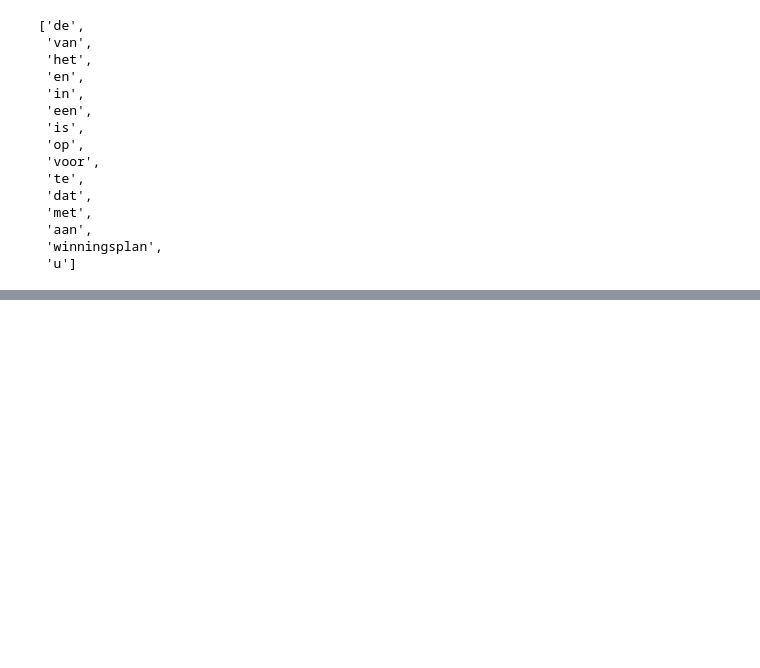
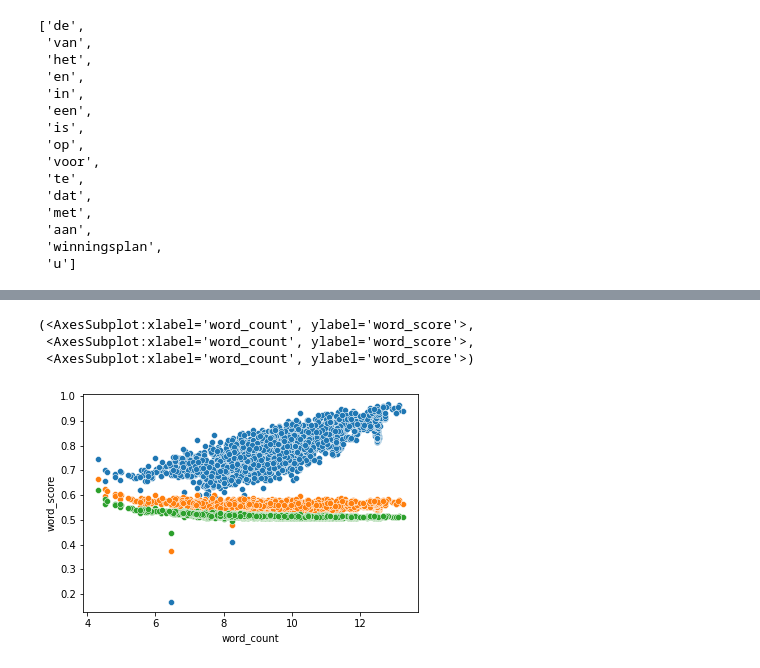
Before and after one commit to asreview-ftm-hackathon/Visualization_7_ContextKenner, a Jupyter notebook: Informatie-score.ipynb, the cells around one changed output, grey strips where cells are left out. Cells and saved outputs as stored; diff of their text form; code cells hidden in the pictures; blank space fills up the shorter version.

```diff
--- a/Informatie-score.ipynb
+++ b/Informatie-score.ipynb
@@ -162,0 +234,16 @@ common_words[0:15]
+# %%
+def plot_at_power(power):
+    return sns.scatterplot(
+                data=calculate_power(preprocessed_data, power),
+                x='word_count', y='word_score'
+            )
+
+plot_at_power(0), plot_at_power(1.7), plot_at_power(3)
+
+#plot_at_power(getal)   # <-- Speel dus een beetje door hier bij "getal" een getal in te voeren.
+                        #     Probeer de grafiek een zo recht mogelijke lijn te maken.
+# %% [output]
+(<AxesSubplot:xlabel='word_count', ylabel='word_score'>,
+ <AxesSubplot:xlabel='word_count', ylabel='word_score'>,
+ <AxesSubplot:xlabel='word_count', ylabel='word_score'>)
+[figure, added]
```
Also changed, not shown: parts of 25 cells of this notebook.
